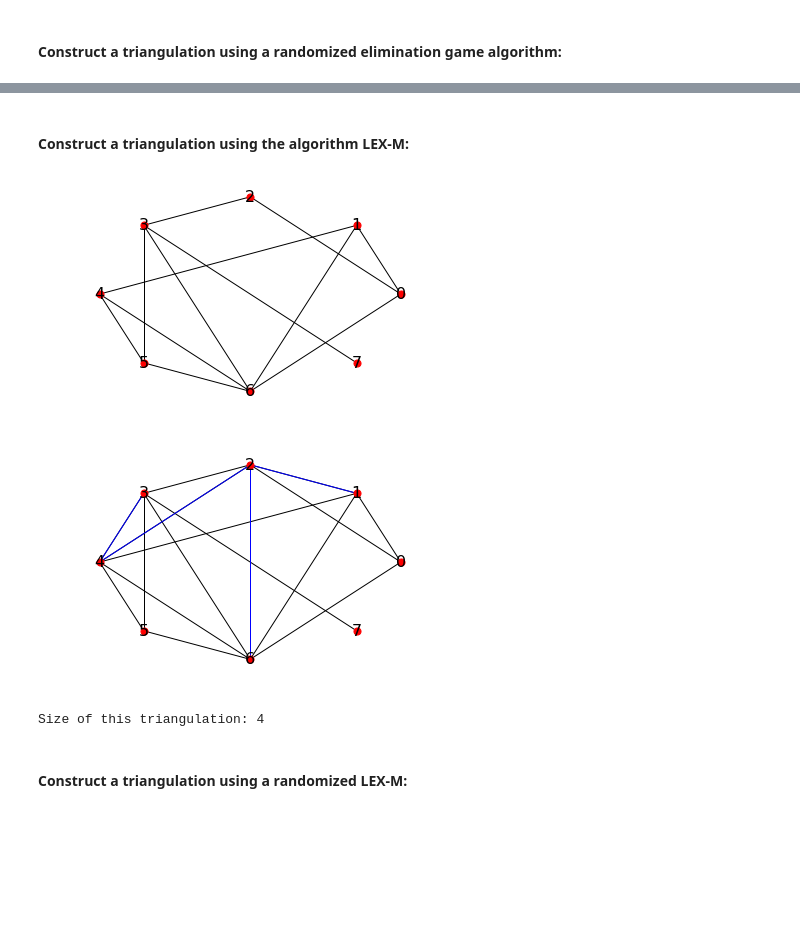
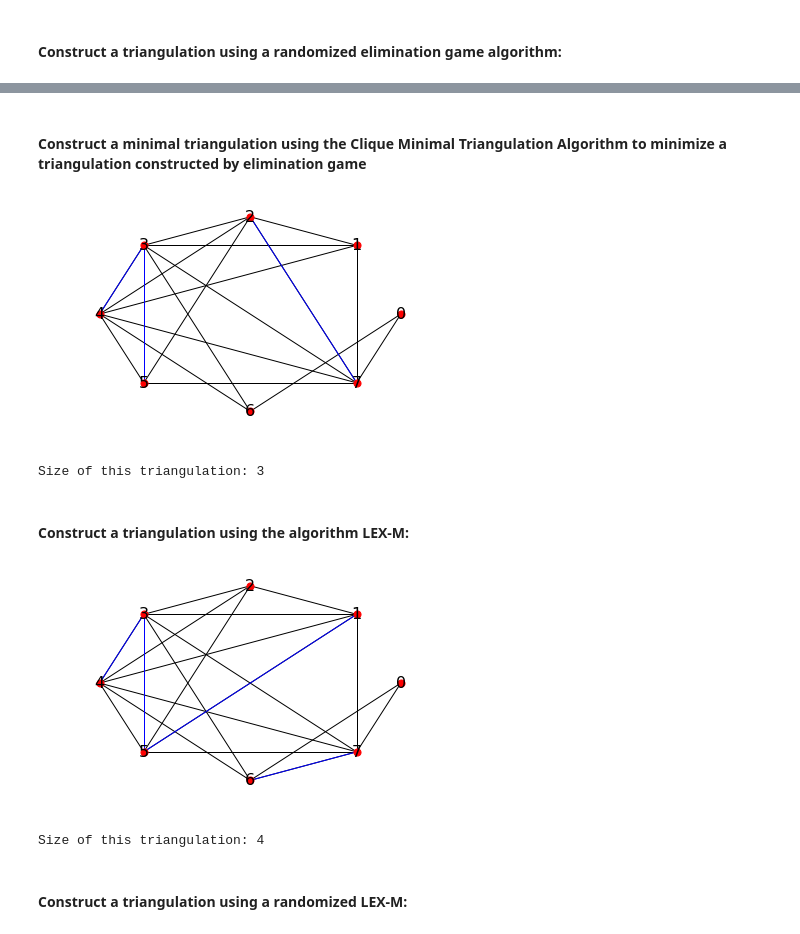
Before and after one commit to Feathergunner/Triangulation, a Jupyter notebook: TriangulationDemo.ipynb, the cells around one changed output, grey strips where cells are left out. Saved outputs shown, nothing was run; the diff lists cells and outputs as text; code cells hidden in the pictures; blank space fills up the shorter version.

```diff
--- a/TriangulationDemo.ipynb
+++ b/TriangulationDemo.ipynb
@@ -69,21 +80,29 @@ Size of this triangulation: 7
+# %% [markdown]
+#### Construct a minimal triangulation using the Clique Minimal Triangulation Algorithm to minimize a triangulation constructed by elimination game
+# %%
+from TriangulationAlgorithms import EG
+aeg = EG.Algorithm_EliminationGame(G.copy())
+aeg.run()
+cmt = CMT.Algorithm_CMT(G.copy())
+cmt.minimize_triangulation(G.copy(), aeg.get_triangulation_edges(), False)
+# draw the triangulated graph. The original edges are black, new edges are blue.
+cmt.draw_triangulation()
+print ("Size of this triangulation: "+str(len(cmt.edges_of_triangulation)))
+# %% [output]
+[figure, added]
+Size of this triangulation: 3
 # %% [markdown]
 #### Construct a triangulation using the algorithm LEX-M:
 # %%
 from TriangulationAlgorithms import LEX_M
-
 alex = LEX_M.Algorithm_LexM(G.copy())
-# draw the initial graph:
+alex.run()
+# draw the triangulated graph. The original edges are black, new edges are blue.
 alex.draw_triangulation()
+print ("Size of this triangulation: "+str(len(alex.edges_of_triangulation)))
 # %% [output]
-[figure, old version]
+[figure, new version]
+Size of this triangulation: 4
-# %%
-alex.run()
-# draw the triangulated graph. The original edges are black, new edges are blue.
-alex.draw_triangulation()
-print ("Size of this triangulation: "+str(len(alex.edges_of_triangulation)))
-# %% [output]
-[figure, removed]
-Size of this triangulation: 4
 # %% [markdown]
 #### Construct a triangulation using a randomized LEX-M:
 # %%
```
Also changed, not shown: parts of 15 cells of this notebook, 2 other files.
